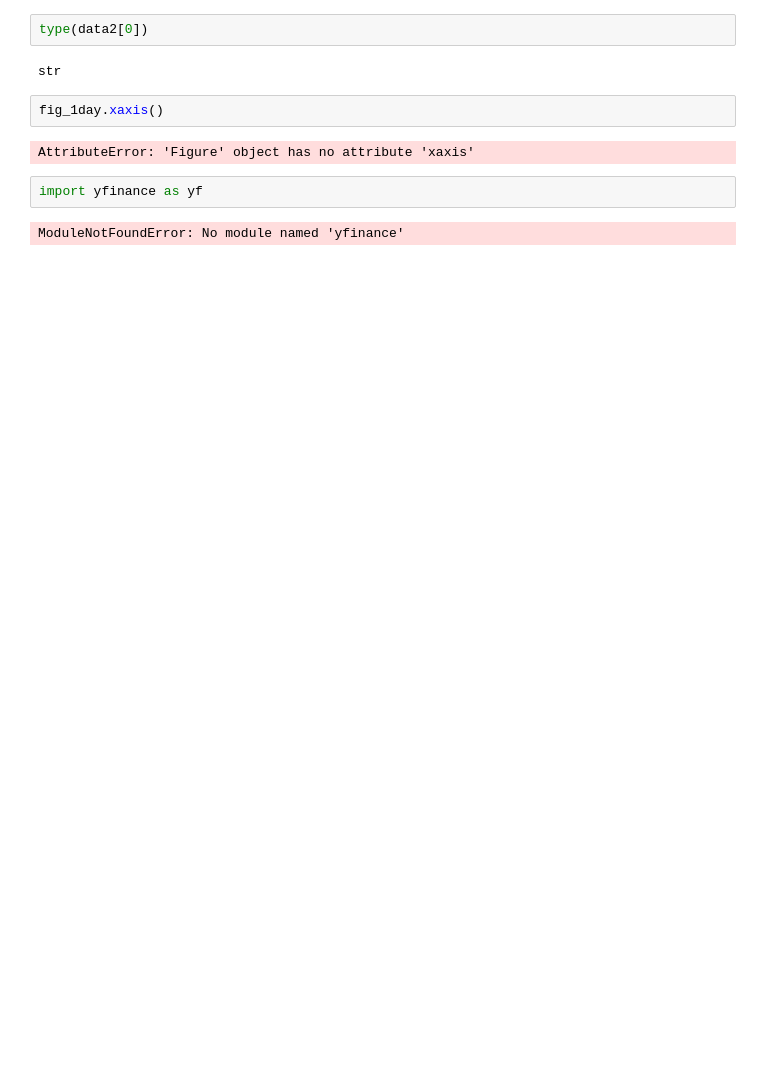
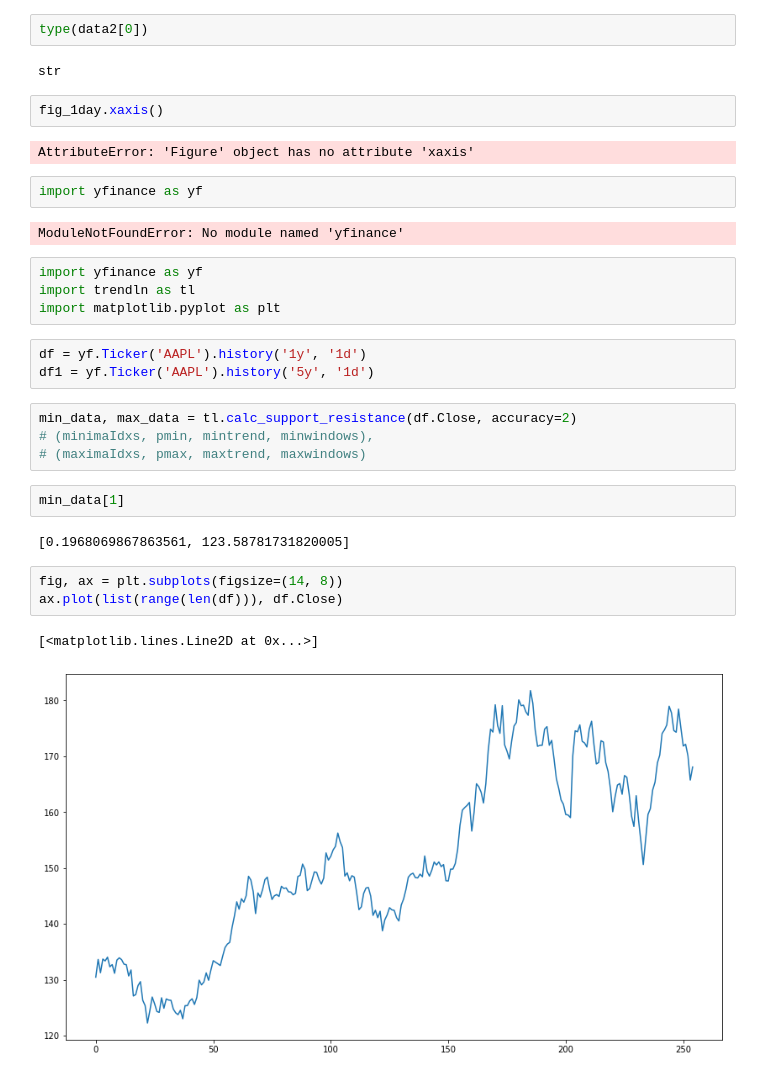
Before and after one commit to slamatik/selenium_plays, a Jupyter notebook: Untitled.ipynb, the cells around one changed output. Cells and saved outputs as stored; diff of their text form; blank space fills up the shorter version.

```diff
--- a/Untitled.ipynb
+++ b/Untitled.ipynb
@@ -358,3 +161,24 @@ AttributeError: 'Figure' object has no attribute 'xaxis'
 import yfinance as yf
 # %% [output]
 ModuleNotFoundError: No module named 'yfinance'
+# %%
+import yfinance as yf
+import trendln as tl
+import matplotlib.pyplot as plt
+# %%
+df = yf.Ticker('AAPL').history('1y', '1d')
+df1 = yf.Ticker('AAPL').history('5y', '1d')
+# %%
+min_data, max_data = tl.calc_support_resistance(df.Close, accuracy=2)
+# (minimaIdxs, pmin, mintrend, minwindows),
+# (maximaIdxs, pmax, maxtrend, maxwindows)
+# %%
+min_data[1]
+# %% [output]
+[0.1968069867863561, 123.58781731820005]
+# %%
+fig, ax = plt.subplots(figsize=(14, 8))
+ax.plot(list(range(len(df))), df.Close)
+# %% [output]
+[<matplotlib.lines.Line2D at 0x...>]
+[figure, added]
```
Also changed, not shown: parts of 32 cells of this notebook, 8 other files.
